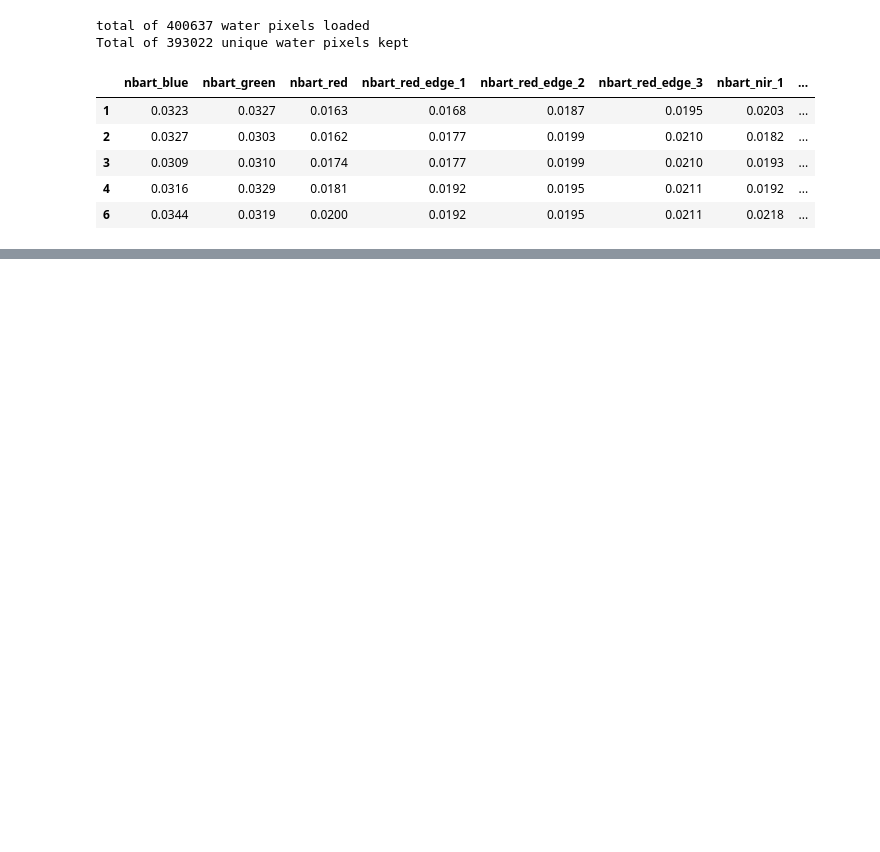
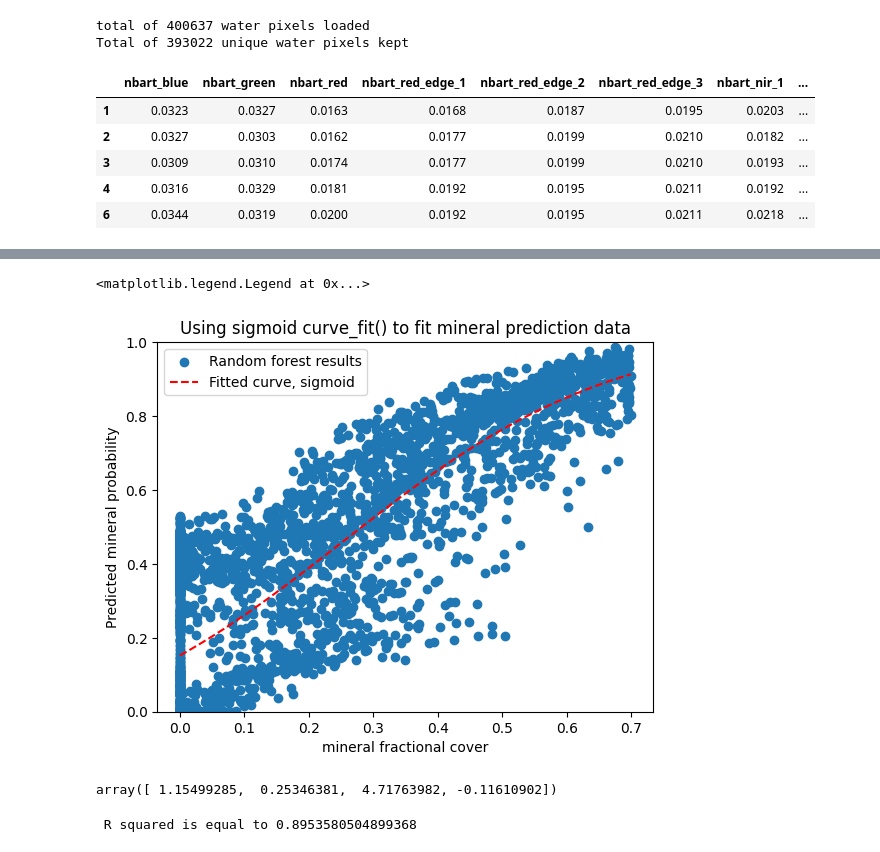
Before and after one commit to uqgrowan/Spectral-Separability-Analysis, a Jupyter notebook: mix_pixels.ipynb, the cells around one changed output, grey strips where cells are left out. Cells and saved outputs as stored; diff of their text form; code cells hidden in the pictures; blank space fills up the shorter version.

```diff
--- a/mix_pixels.ipynb
+++ b/mix_pixels.ipynb
@@ -176,0 +200,55 @@ pixel_results.to_csv("data/mixed_sims/kbrgm_pixel_class_results_2.csv")
+# %%
+# Assign x and y variables once
+mat = "mineral"
+x = pixel_fpcs[mat]
+y = g[1]+0.0000000001
+
+
+# sigmoid calculation
+def sigmoid(x, L ,x0, k, b):
+    y = L / (1 + np.exp(-k*(x-x0))) + b
+    return (y)
+
+
+p0 = [max(y), np.mean(x), 1, 0] # this is an mandatory initial guess
+
+popt, pcov = curve_fit(sigmoid, x, y, p0, method='trf')
+#popt[3] = 0
+x_fitted_weighted = np.linspace(np.min(x), np.max(x), 500)
+y_fitted_sigmoid = sigmoid(x_fitted_weighted, *popt)
+
+
+# Plot
+ax = plt.axes()
+ax.scatter(x, y, label='Random forest results')
+ax.plot(x_fitted_weighted, y_fitted_sigmoid, '--', color = "red", label='Fitted curve, sigmoid')
+ax.set_title(f'Using sigmoid curve_fit() to fit {mat} prediction data')
+ax.set_ylabel(f'Predicted {mat} probability')
+ax.set_ylim(0, 1)
+ax.set_xlabel(f'{mat} fractional cover')
+ax.legend()
+# %% [output]
+<matplotlib.legend.Legend at 0x...>
+[figure, added]
+# %%
+# Access sigmoid function parameters
+popt
+# %% [output]
+array([ 1.15499285,  0.25346381,  4.71763982, -0.11610902])
+# %%
+ssregression = []
+sst = []
+mean = np.mean(g[2])
+for f in g[2]:
+    pred_f = sigmoid(f, *popt)
+    diff = (f - pred_f)**2
+    ssregression.append(diff)
+    sst.append((f-mean)**2)
+
+ssregression = np.sum(ssregression)
+sst = np.sum(sst)
+
+r_s = 1- (ssregression/sst)
+print(f" R squared is equal to {r_s}")
+# %% [output]
+ R squared is equal to 0.8953580504899368
```
Also changed, not shown: parts of 46 cells of this notebook, 3 other files.
